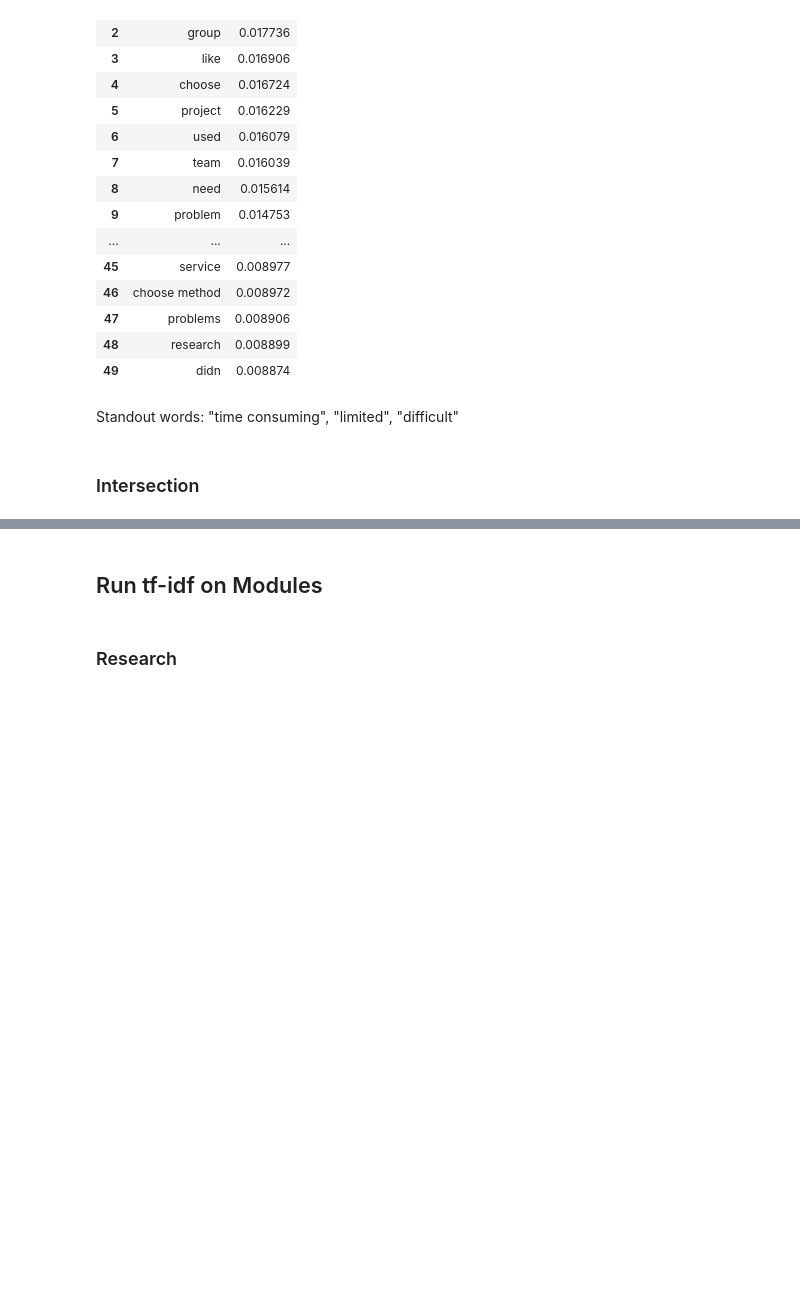
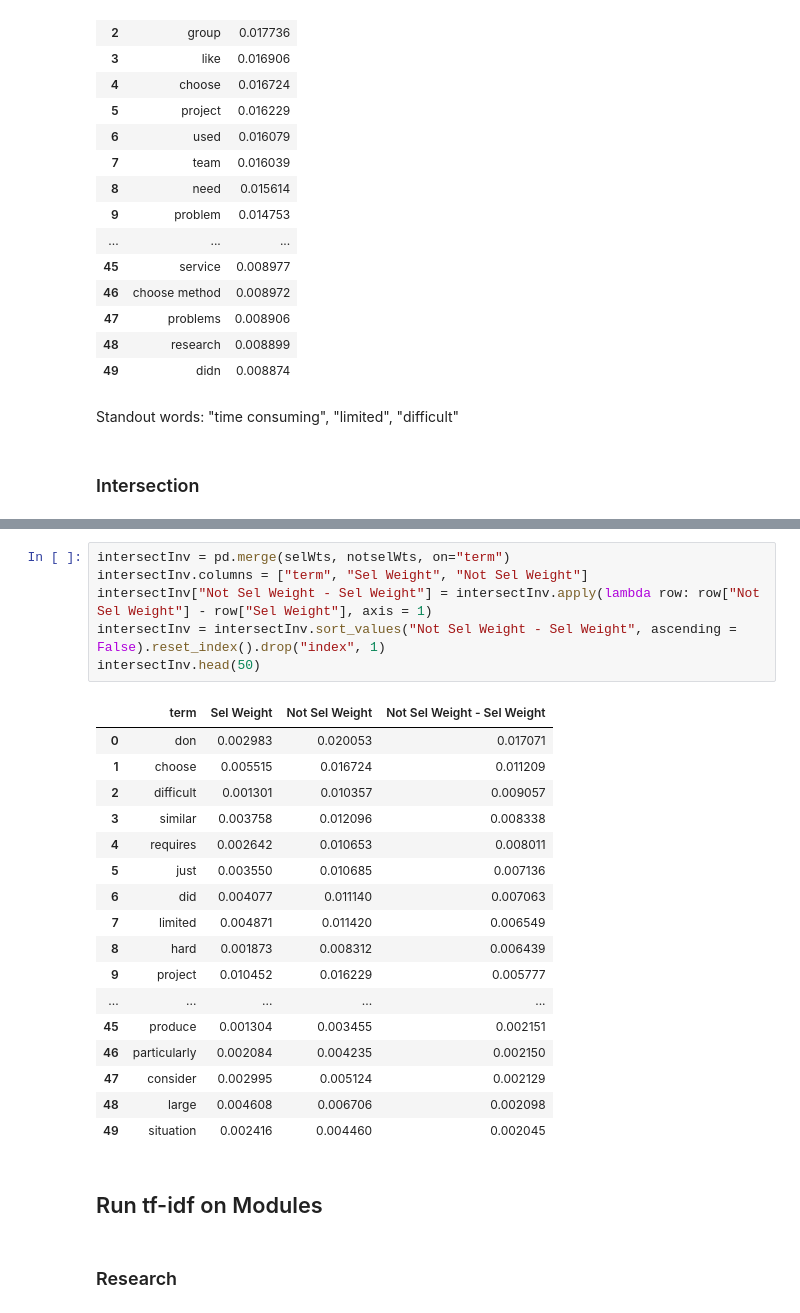
Before and after one commit to henryee333/tDX, a Jupyter notebook: Response Analysis.ipynb, the cells around one changed output, grey strips where cells are left out. Drawn from its saved outputs; the diff is of its cells as text; blank space fills up the shorter version.

```diff
--- a/Response Analysis.ipynb
+++ b/Response Analysis.ipynb
@@ -304,3 +304,27 @@ intersect.head(50)
+# %%
+intersectInv = pd.merge(selWts, notselWts, on="term")
+intersectInv.columns = ["term", "Sel Weight", "Not Sel Weight"]
+intersectInv["Not Sel Weight - Sel Weight"] = intersectInv.apply(lambda row: row["Not Sel Weight"] - row["Sel Weight"], axis = 1)
+intersectInv = intersectInv.sort_values("Not Sel Weight - Sel Weight", ascending = False).reset_index().drop("index", 1)
+intersectInv.head(50)
+# %% [output]
+|  | term | Sel Weight | Not Sel Weight | Not Sel Weight - Sel Weight |
+| 0 | don | 0.002983 | 0.020053 | 0.017071 |
+| 1 | choose | 0.005515 | 0.016724 | 0.011209 |
+| 2 | difficult | 0.001301 | 0.010357 | 0.009057 |
+| 3 | similar | 0.003758 | 0.012096 | 0.008338 |
+| 4 | requires | 0.002642 | 0.010653 | 0.008011 |
+| 5 | just | 0.003550 | 0.010685 | 0.007136 |
+| 6 | did | 0.004077 | 0.011140 | 0.007063 |
+| 7 | limited | 0.004871 | 0.011420 | 0.006549 |
+| 8 | hard | 0.001873 | 0.008312 | 0.006439 |
+| 9 | project | 0.010452 | 0.016229 | 0.005777 |
+| ... | ... | ... | ... | ... |
+| 45 | produce | 0.001304 | 0.003455 | 0.002151 |
+| 46 | particularly | 0.002084 | 0.004235 | 0.002150 |
+| 47 | consider | 0.002995 | 0.005124 | 0.002129 |
+| 48 | large | 0.004608 | 0.006706 | 0.002098 |
+| 49 | situation | 0.002416 | 0.004460 | 0.002045 |
 # %% [markdown]
 ## Run tf-idf on Modules
 # %% [markdown]
```
Also changed, not shown: parts of 11 cells of this notebook, 3 other files.
